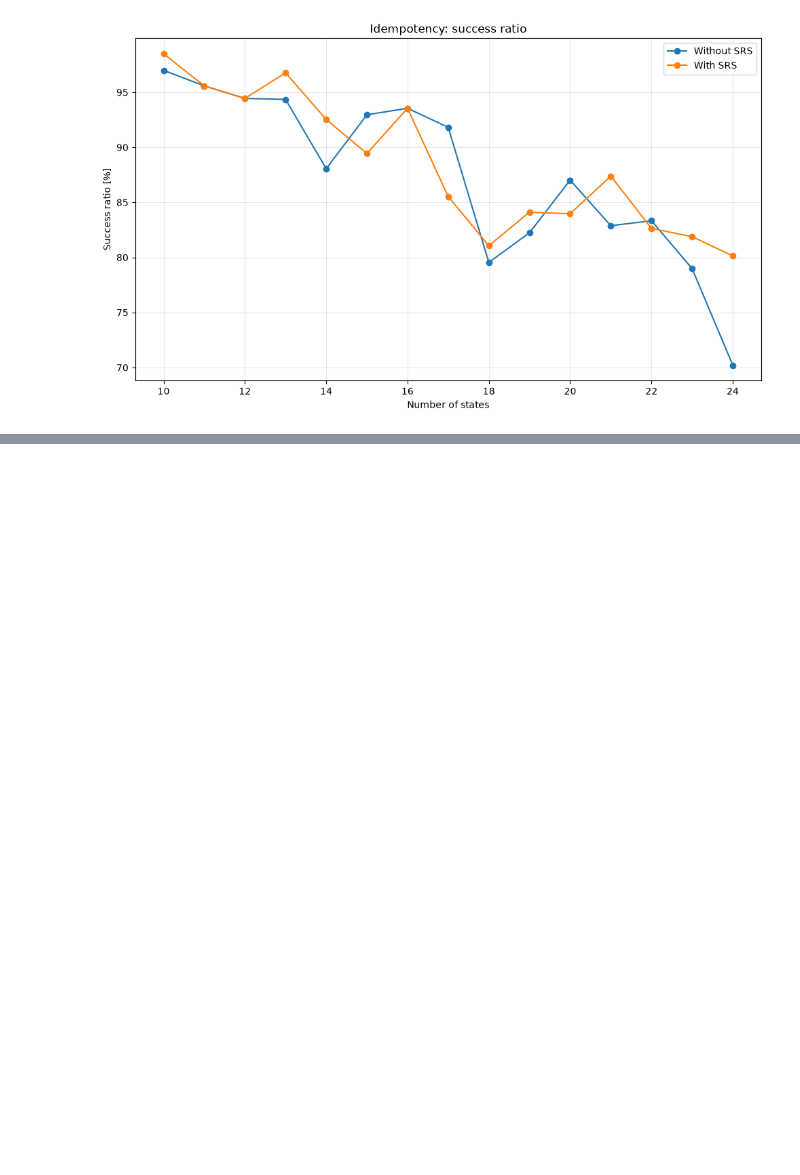
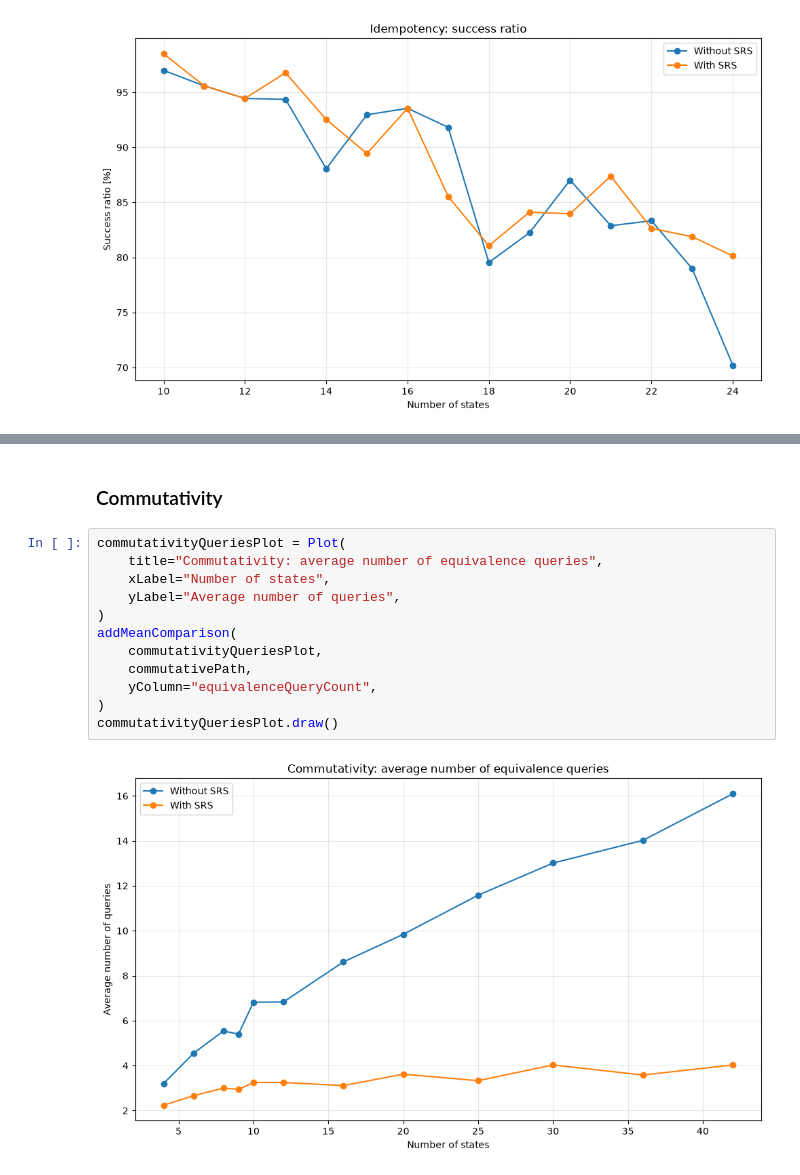
Before and after one commit to Piotrtraczynski1/LearningDVPA, a Jupyter notebook: results/probabilistic_eq_analysis.ipynb, the cells around one changed output, grey strips where cells are left out. Drawn from its saved outputs; the diff is of its cells as text; blank space fills up the shorter version.

```diff
--- a/results/probabilistic_eq_analysis.ipynb
+++ b/results/probabilistic_eq_analysis.ipynb
@@ -86 +133,17 @@ Average accurtacy gain 101.03%
+# %% [markdown]
+### Commutativity
+# %%
+commutativityQueriesPlot = Plot(
+    title="Commutativity: average number of equivalence queries",
+    xLabel="Number of states",
+    yLabel="Average number of queries",
+)
+addMeanComparison(
+    commutativityQueriesPlot,
+    commutativePath,
+    yColumn="equivalenceQueryCount",
+)
+commutativityQueriesPlot.draw()
+# %% [output]
+[figure, added]
 # %%
```
Also changed, not shown: parts of 16 cells of this notebook, 5 other files.
